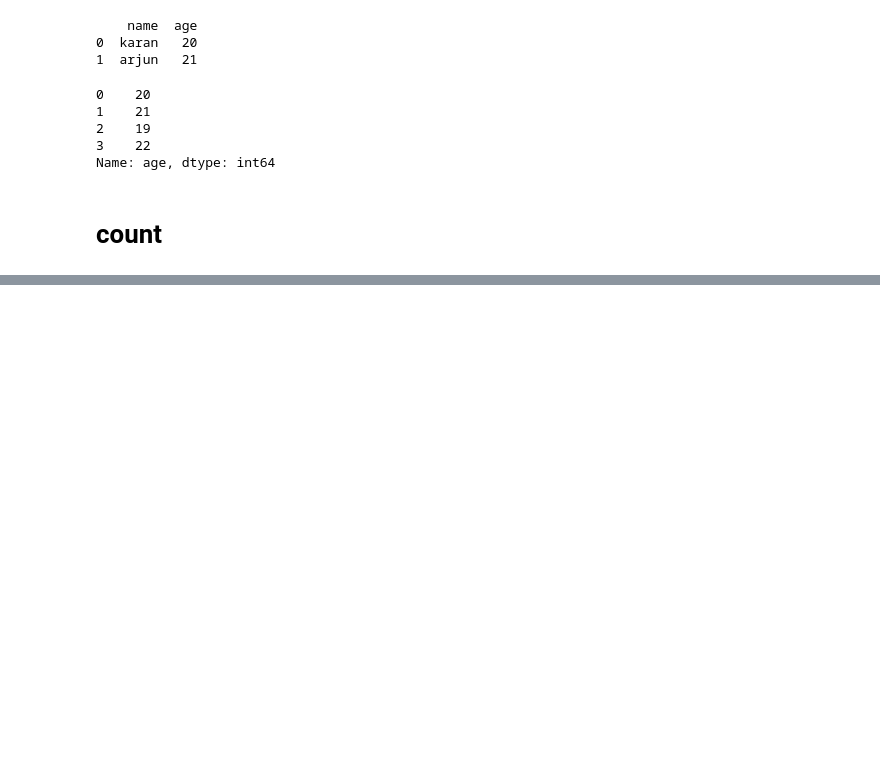
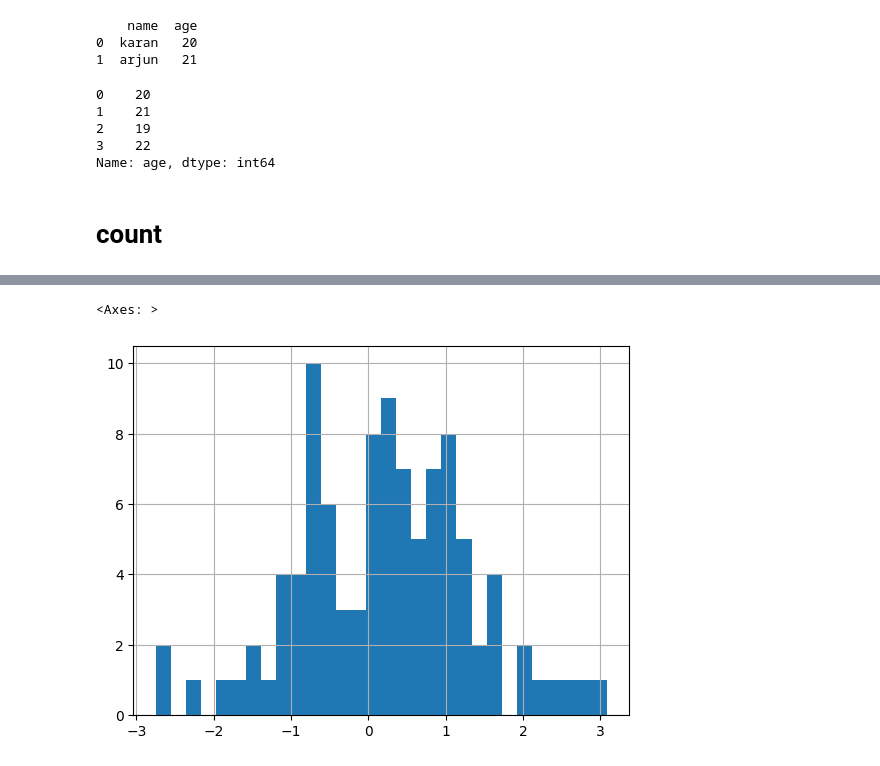
Before and after one commit to bloodykunu39/summer-term, a Jupyter notebook: pandas/pandas.ipynb, the cells around one changed output, grey strips where cells are left out. Cells and saved outputs as stored; diff of their text form; code cells hidden in the pictures; blank space fills up the shorter version.

```diff
--- a/pandas/pandas.ipynb
+++ b/pandas/pandas.ipynb
@@ -263,0 +1086,5 @@ print(dog_df)
+# %%
+my_df["Mon"].hist(bins=30)#it will give the histogram of the Mon column with 30 bins
+# %% [output]
+<Axes: >
+[figure, added]
```
Also changed, not shown: parts of 123 cells of this notebook, 2 other files.
